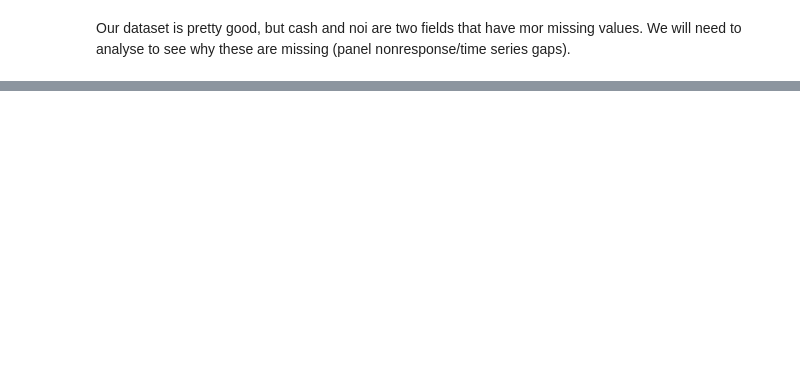
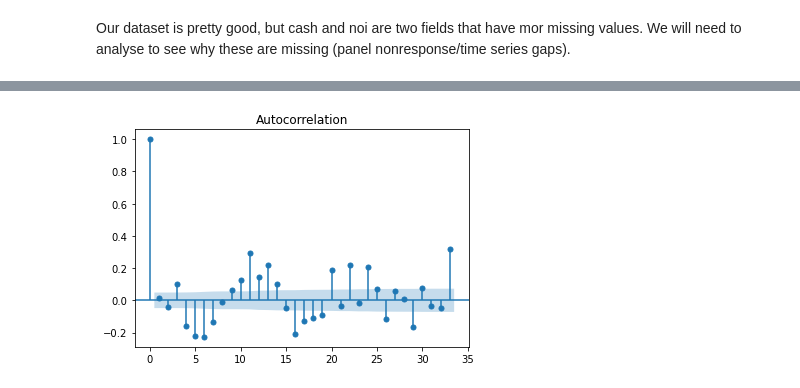
Before and after one commit to ckeith26/REIT_Analysis, a Jupyter notebook: time_series_analysis/REITs Price Prediction.ipynb, the cells around one changed output, grey strips where cells are left out. Drawn from its saved outputs; the diff is of its cells as text; code cells hidden in the pictures; blank space fills up the shorter version.

```diff
--- a/time_series_analysis/REITs Price Prediction.ipynb
+++ b/time_series_analysis/REITs Price Prediction.ipynb
@@ -129,0 +130,14 @@ print('Shape of training label:', y_test.shape)
+# %%
+# Create train/test datasets
+from sklearn.model_selection import GroupShuffleSplit
+
+splitter = GroupShuffleSplit(test_size=.2, n_splits=2, random_state = 0)
+split = splitter.split(df_office, groups=df_office['symbol'])
+train_inds, test_inds = next(split)
+
+train = df_office.iloc[train_inds]
+test = df_office.iloc[test_inds]
+
+# Show the Training and Testing Data
+print('Shape of training feature:', train.shape)
+print('Shape of testing feature:', test.shape)
@@ -129,0 +147,13 @@ print('Shape of training label:', y_test.shape)
+# %%
+# Begin panel regression
+from statsmodels.tsa.arima.model import ARIMA as ARIMA
+from patsy import dmatrices
+from statsmodels.regression import linear_model
+
+expr = 'price ~ nav_premium + dividend_yield + caprate_nominal_implied'
+
+y_train, x_train = dmatrices(expr, train, return_type='dataframe')
+y_test, x_test = dmatrices(expr, test, return_type='dataframe')
+
+olsr_results = linear_model.OLS(y_train, x_train).fit()
+olsr_results.summary()
@@ -129,0 +182,7 @@ print('Shape of training label:', y_test.shape)
+# %%
+# Plot autocorrelation for residual error
+import statsmodels.graphics.tsaplots as tsa
+tsa.plot_acf(olsr_results.resid, alpha=0.05)
+plt.show()
+# %% [output]
+[figure, added]
```
Also changed, not shown: parts of 18 cells of this notebook.
